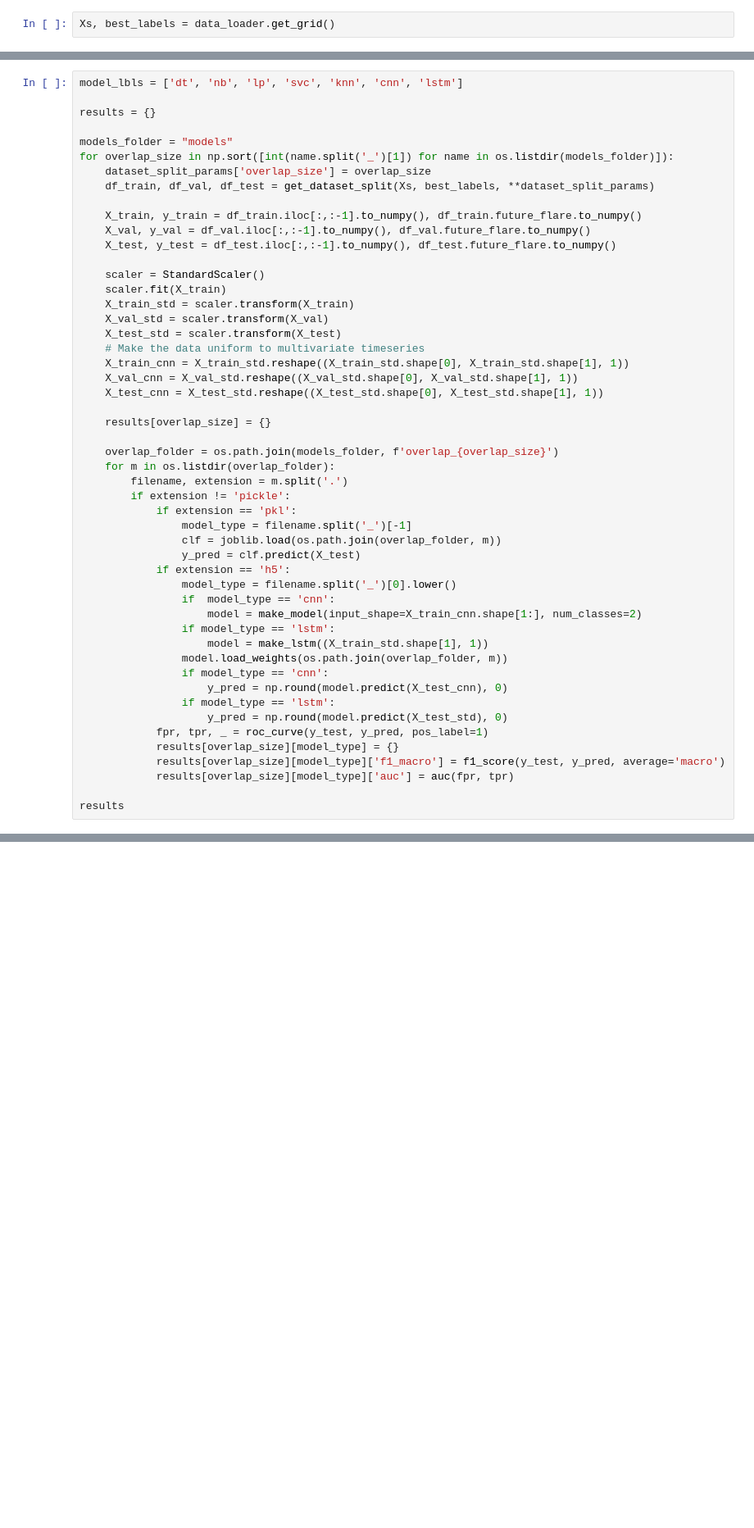
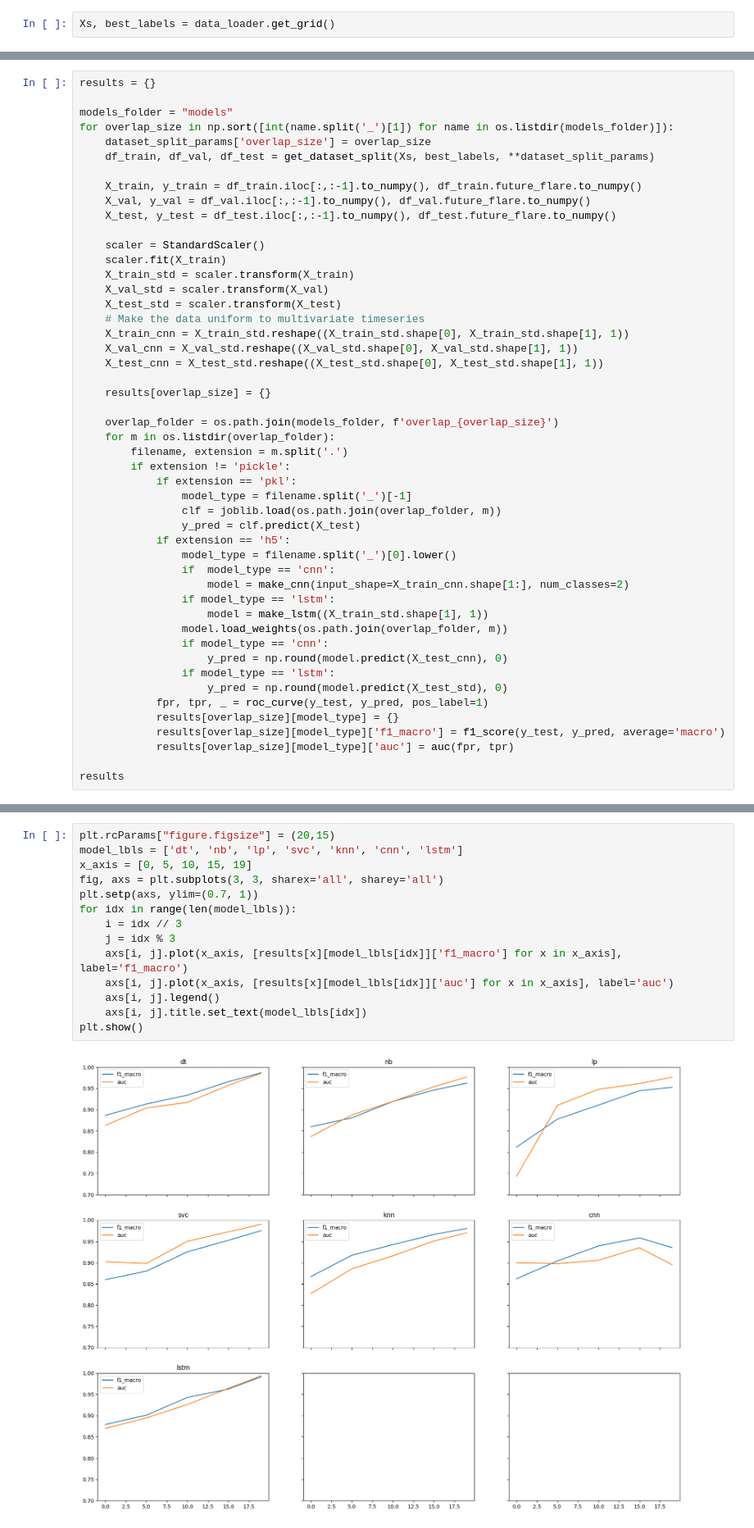
Before and after one commit to falric05/AII-Flare-prediction, a Jupyter notebook: notebooks/AI_ind_model_comparison.ipynb, the cells around one changed output, grey strips where cells are left out. Shown at 82% size. Cells and saved outputs as stored; diff of their text form; blank space fills up the shorter version.

Commit message:
moved model generator functions on lib and comparison plots varying overlap

```diff
--- a/notebooks/AI_ind_model_comparison.ipynb
+++ b/notebooks/AI_ind_model_comparison.ipynb
@@ -89,6 +48,4 @@ def make_lstm(input_shape, output_bias=None):
 # %%
-model_lbls = ['dt', 'nb', 'lp', 'svc', 'knn', 'cnn', 'lstm']
-
 results = {}
 
 models_folder = "models"
@@ -123,7 +80,7 @@ for overlap_size in np.sort([int(name.split('_')[1]) for name in os.listdir(mode
             if extension == 'h5':
                 model_type = filename.split('_')[0].lower()
                 if  model_type == 'cnn':
-                    model = make_model(input_shape=X_train_cnn.shape[1:], num_classes=2)
+                    model = make_cnn(input_shape=X_train_cnn.shape[1:], num_classes=2)
                 if model_type == 'lstm':
                     model = make_lstm((X_train_std.shape[1], 1))
                 model.load_weights(os.path.join(overlap_folder, m))
@@ -170,6 +127,22 @@ To enable them in other operations, rebuild TensorFlow with the appropriate comp
   'nb': {'f1_macro': 0.9623441619823007, 'auc': 0.9765318458137607},
   'svc': {'f1_macro': 0.975203045923033, 'auc': 0.9900559546836143},
   'lstm': {'f1_macro': 0.9913381216154487, 'auc': 0.9937327300359216}}}
+# %%
+plt.rcParams["figure.figsize"] = (20,15)
+model_lbls = ['dt', 'nb', 'lp', 'svc', 'knn', 'cnn', 'lstm']
+x_axis = [0, 5, 10, 15, 19]
+fig, axs = plt.subplots(3, 3, sharex='all', sharey='all')
+plt.setp(axs, ylim=(0.7, 1))
+for idx in range(len(model_lbls)):
+    i = idx // 3
+    j = idx % 3
+    axs[i, j].plot(x_axis, [results[x][model_lbls[idx]]['f1_macro'] for x in x_axis], label='f1_macro')
+    axs[i, j].plot(x_axis, [results[x][model_lbls[idx]]['auc'] for x in x_axis], label='auc')
+    axs[i, j].legend()
+    axs[i, j].title.set_text(model_lbls[idx])
+plt.show()
+# %% [output]
+[figure, added]
 # %% [markdown]
 # Bibliography
 \[1\] _On the distribution of fluxes of gamma-ray blazars: hints for a stochastic process?_, Tavecchio et al., [https://arxiv.org/pdf/2004.09149.pdf](https://arxiv.org/pdf/2004.09149.pdf)
```
Also changed, not shown: parts of 3 cells of this notebook, 2 other files.
